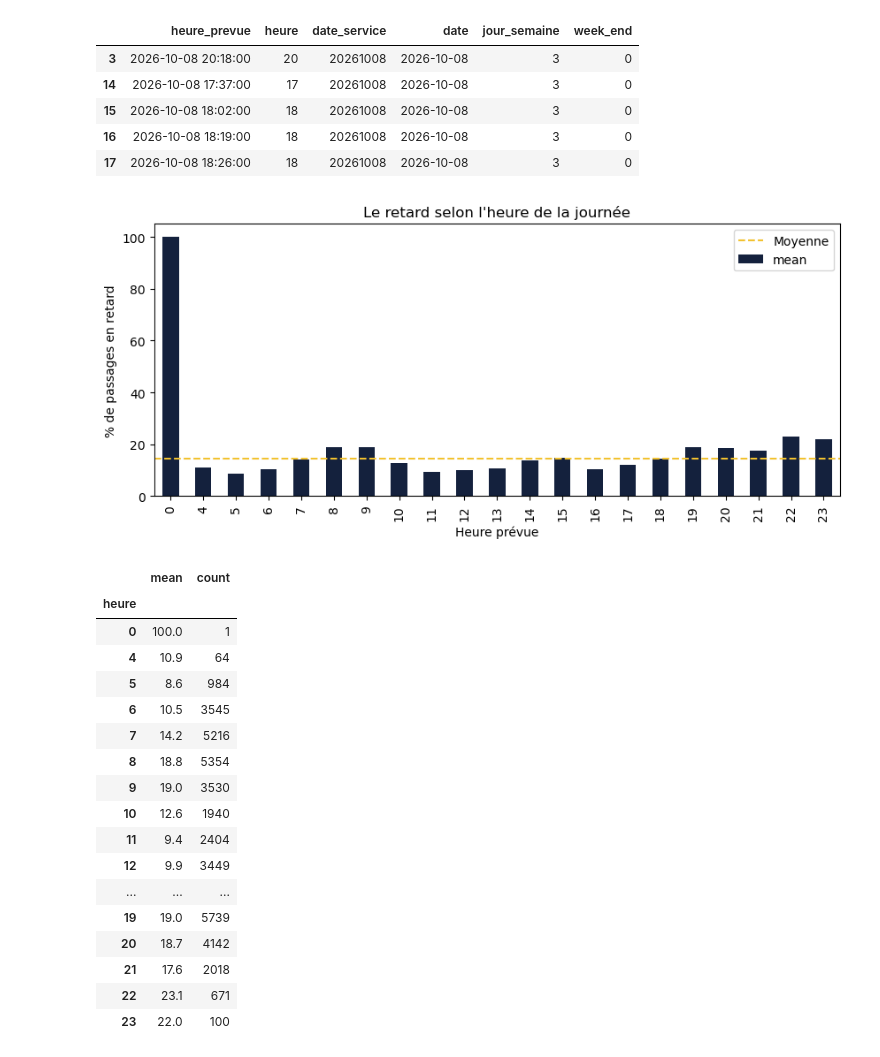
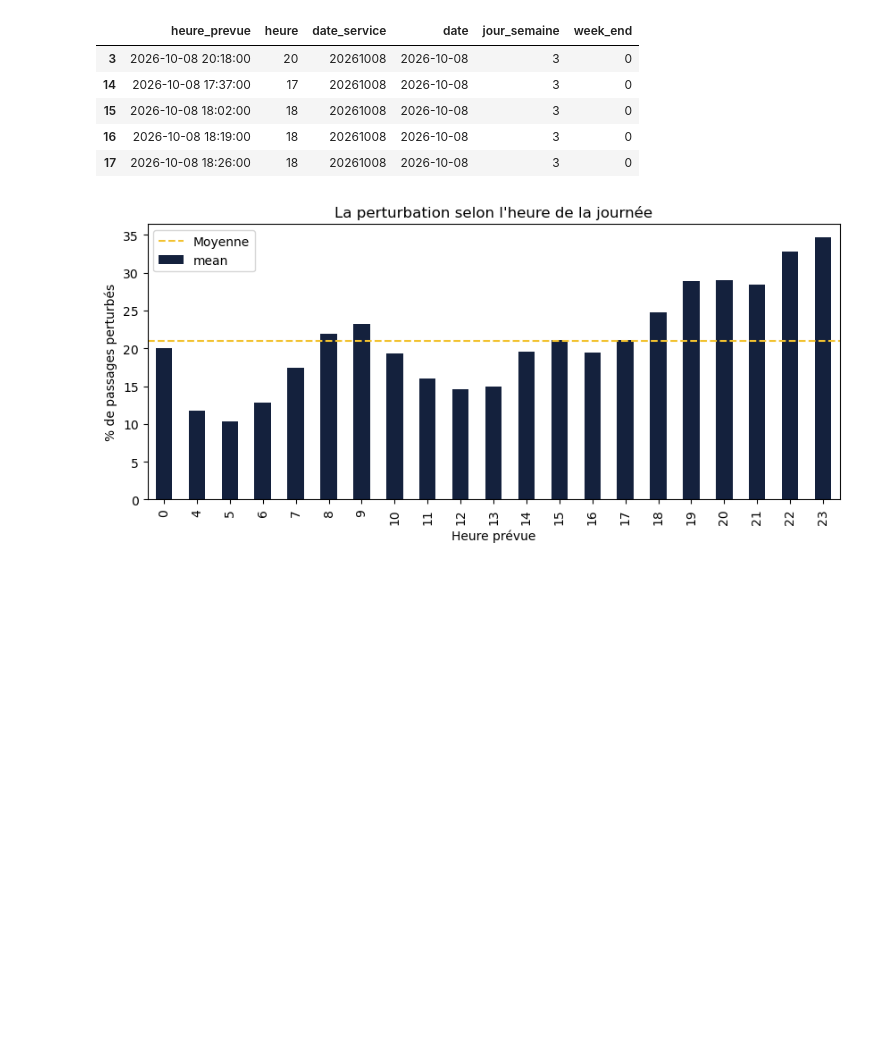
Before and after one commit to Aly2001/quai-nord, a Jupyter notebook: analyse_01.ipynb, the cells around one changed output. Cells and saved outputs as stored; diff of their text form; code cells hidden in the pictures; blank space fills up the shorter version.

```diff
--- a/analyse_01.ipynb
+++ b/analyse_01.ipynb
@@ -111,10 +111,14 @@ Nanteuil-le-Haudouin     233
 Name: count, dtype: int64
 # %%
-df_ter=df[(df['type_train']=='TER')
-           & df['heure_prevue'].notna()
-           & (df['type_observation']=='CONSTATE')
+df_ter = df[
+    (df["type_train"] == "TER")
+    & df["heure_prevue"].notna()
+    & (df["type_observation"] == "CONSTATE")
 ].copy()
+
 print(df_ter.shape)
-print(f"Part des passages gardés :{len(df_ter)/len(df):.1%}")
-print(f"Taux de retard (5 min ou plus) {df_ter['en_retard'].mean():1%}")
+print(f"Part des passages gardés : {len(df_ter) / len(df):.1%}")
+print(f"Perturbés (retard ou supprimé) : {df_ter['perturbe'].mean():.1%}")
+print(f"Supprimés : {df_ter['supprime'].mean():.1%}")
+print(f"En retard (trains qui ont roulé) : {df_ter[df_ter['supprime'] == 0]['en_retard'].mean():.1%}")
 # %% [output]
@@ -140,38 +146,18 @@ df_ter[["heure_prevue", "heure", "date_service", "date", "jour_semaine", "week_e
 # %%
 import matplotlib.pyplot as plt
 
-par_heure = df_ter.groupby("heure")["en_retard"].agg(["mean", "count"])
+par_heure = df_ter.groupby("heure")["perturbe"].agg(["mean", "count"])
 par_heure["mean"] = par_heure["mean"] * 100
 
 par_heure["mean"].plot(kind="bar", figsize=(10, 4), color="#14213D")
-plt.axhline(df_ter["en_retard"].mean() * 100, color="#F2C230", linestyle="--", label="Moyenne")
-plt.ylabel("% de passages en retard")
+plt.axhline(df_ter["perturbe"].mean() * 100, color="#F2C230", linestyle="--", label="Moyenne")
+plt.ylabel("% de passages perturbés")
 plt.xlabel("Heure prévue")
-plt.title("Le retard selon l'heure de la journée")
+plt.title("La perturbation selon l'heure de la journée")
 plt.legend()
 plt.show()
-
-par_heure.round(1)
 # %% [output]
-[figure, old version]
+[figure, new version]
-|  | mean | count |
-| heure |  |  |
-| 0 | 100.0 | 1 |
-| 4 | 10.9 | 64 |
-| 5 | 8.6 | 984 |
-| 6 | 10.5 | 3545 |
-| 7 | 14.2 | 5216 |
-| 8 | 18.8 | 5354 |
-| 9 | 19.0 | 3530 |
-| 10 | 12.6 | 1940 |
-| 11 | 9.4 | 2404 |
-| 12 | 9.9 | 3449 |
-| ... | ... | ... |
-| 19 | 19.0 | 5739 |
-| 20 | 18.7 | 4142 |
-| 21 | 17.6 | 2018 |
-| 22 | 23.1 | 671 |
-| 23 | 22.0 | 100 |
 # %%
 noms = ["lundi", "mardi", "mercredi", "jeudi", "vendredi", "samedi", "dimanche"]
 
```
Also changed, not shown: parts of 23 cells of this notebook, 6 other files.
